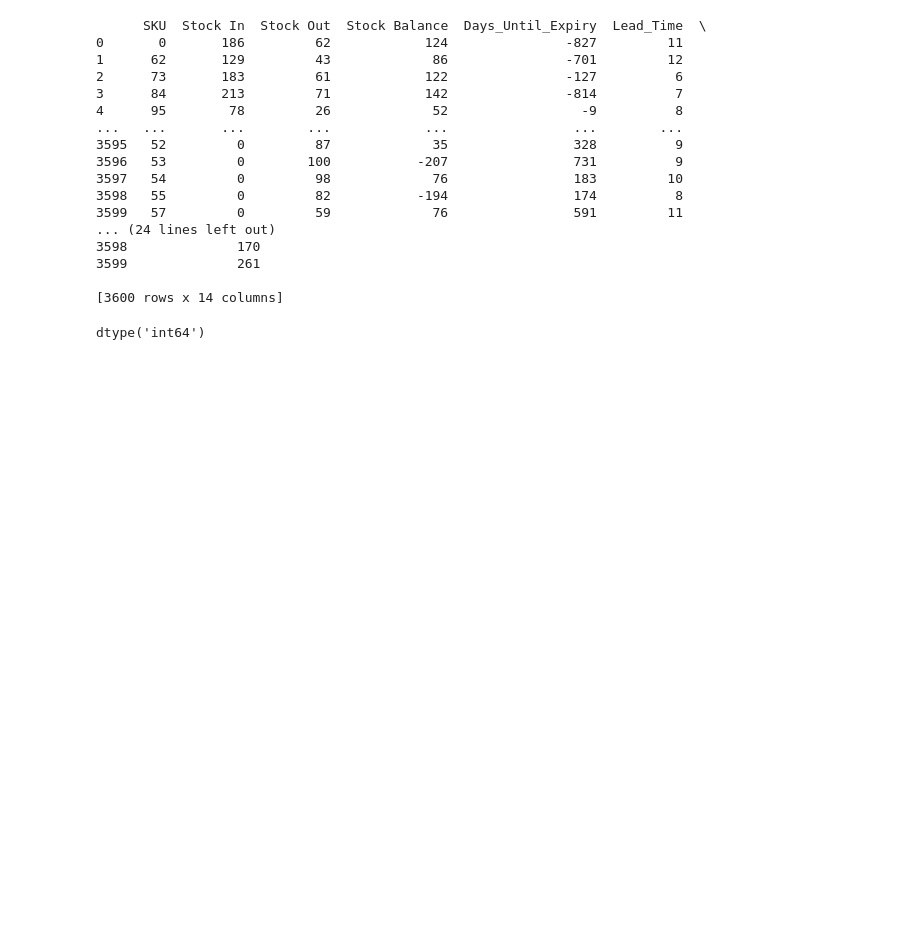
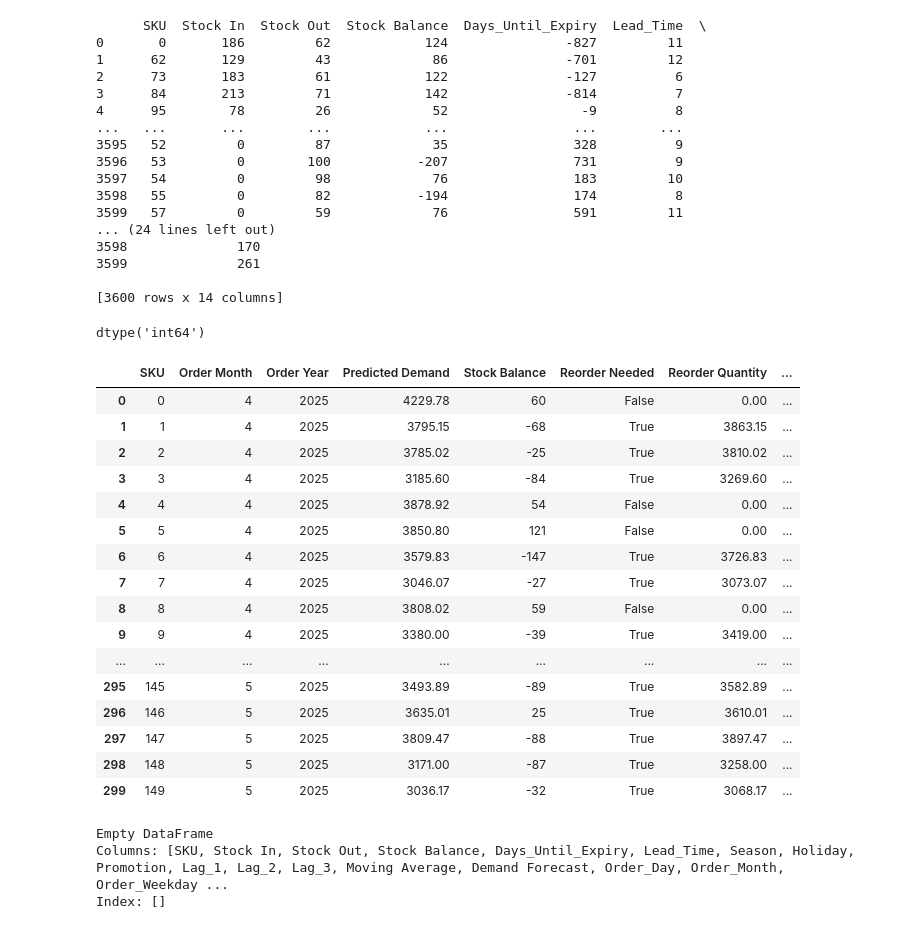
Before and after one commit to datazone-ai/Demand_Forecasting_main, a Jupyter notebook: eda.ipynb, the cells around one changed output. Saved outputs shown, nothing was run; the diff lists cells and outputs as text; code cells hidden in the pictures; blank space fills up the shorter version.

Commit message:
uploading data

```diff
--- a/eda.ipynb
+++ b/eda.ipynb
@@ -93,3 +97,47 @@ print (df)
 df['Promotion'].dtype
 # %% [output]
 dtype('int64')
+# %%
+import pandas as pd
+
+# Load CSV
+df2 = pd.read_csv('predictions/multi_month_demand_forecast.csv')
+
+# Show all columns
+pd.set_option('display.max_rows', 300)
+
+# Display DataFrame
+df2
+# %% [output]
+|  | SKU | Order Month | Order Year | Predicted Demand | Stock Balance | Reorder Needed | Reorder Quantity | ... |
+| 0 | 0 | 4 | 2025 | 4229.78 | 60 | False | 0.00 | ... |
+| 1 | 1 | 4 | 2025 | 3795.15 | -68 | True | 3863.15 | ... |
+| 2 | 2 | 4 | 2025 | 3785.02 | -25 | True | 3810.02 | ... |
+| 3 | 3 | 4 | 2025 | 3185.60 | -84 | True | 3269.60 | ... |
+| 4 | 4 | 4 | 2025 | 3878.92 | 54 | False | 0.00 | ... |
+| 5 | 5 | 4 | 2025 | 3850.80 | 121 | False | 0.00 | ... |
+| 6 | 6 | 4 | 2025 | 3579.83 | -147 | True | 3726.83 | ... |
+| 7 | 7 | 4 | 2025 | 3046.07 | -27 | True | 3073.07 | ... |
+| 8 | 8 | 4 | 2025 | 3808.02 | 59 | False | 0.00 | ... |
+| 9 | 9 | 4 | 2025 | 3380.00 | -39 | True | 3419.00 | ... |
+| ... | ... | ... | ... | ... | ... | ... | ... | ... |
+| 295 | 145 | 5 | 2025 | 3493.89 | -89 | True | 3582.89 | ... |
+| 296 | 146 | 5 | 2025 | 3635.01 | 25 | True | 3610.01 | ... |
+| 297 | 147 | 5 | 2025 | 3809.47 | -88 | True | 3897.47 | ... |
+| 298 | 148 | 5 | 2025 | 3171.00 | -87 | True | 3258.00 | ... |
+| 299 | 149 | 5 | 2025 | 3036.17 | -32 | True | 3068.17 | ... |
+# %%
+import pandas as pd
+
+# Load the cleaned dataset
+df = pd.read_csv("processed_data/medicine_inventory_cleaned.csv")
+
+# Check for negative stock balances
+negative_stock = df[df['Stock Balance'] < 0]
+
+# Display the problematic rows
+print(negative_stock)
+# %% [output]
+Empty DataFrame
+Columns: [SKU, Stock In, Stock Out, Stock Balance, Days_Until_Expiry, Lead_Time, Season, Holiday, Promotion, Lag_1, Lag_2, Lag_3, Moving Average, Demand Forecast, Order_Day, Order_Month, Order_Weekday ...
+Index: []
```
Also changed, not shown: parts of 3 cells of this notebook, 11 other files.
